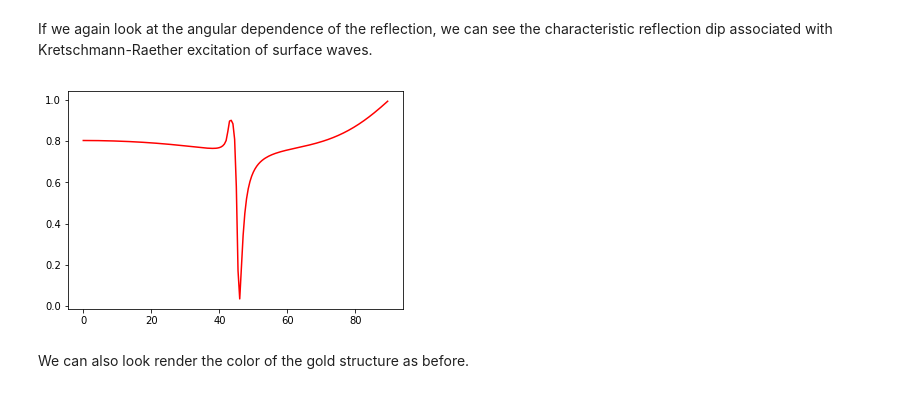
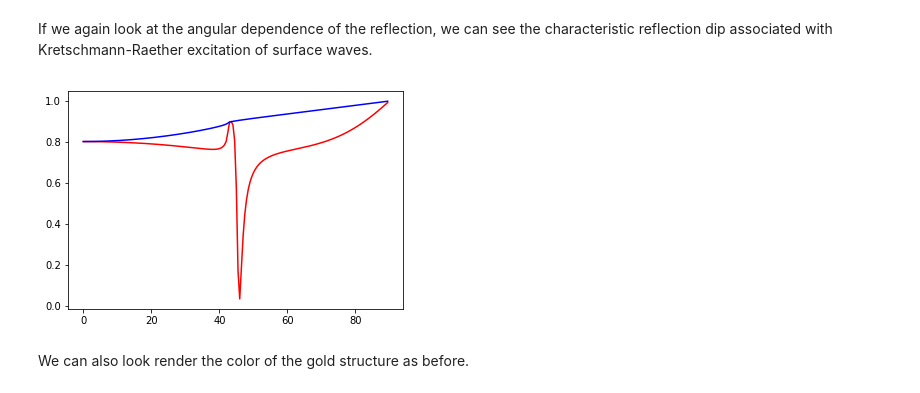
Before and after one commit to FoleyLab/wptherml_v1.0.0, a Jupyter notebook: Example1.ipynb, the cells around one changed output. Saved outputs shown, nothing was run; the diff lists cells and outputs as text; code cells hidden in the pictures.

```diff
--- a/Example1.ipynb
+++ b/Example1.ipynb
@@ -115,10 +116,11 @@ If we again look at the angular dependence of the reflection, we can see the
 characteristic reflection dip associated with Kretschmann-Raether excitation of surface waves.
 # %%
 gold_glass.angular_fresnel(600e-9)
-plt.plot(180/np.pi*gold_glass.theta_array, gold_glass.r_vs_theta, 'red')
+plt.plot(180/np.pi*gold_glass.theta_array, gold_glass.angular_reflectivity_array_p, 'red')
+plt.plot(180/np.pi*gold_glass.theta_array, gold_glass.angular_reflectivity_array_s, 'blue')
 plt.show()
 # %% [output]
-[figure, old version]
+[figure, new version]
 # %% [markdown]
 We can also look render the color of the gold structure as before.
 # %%
```
Also changed, not shown: parts of 4 cells of this notebook, 2 other files.
